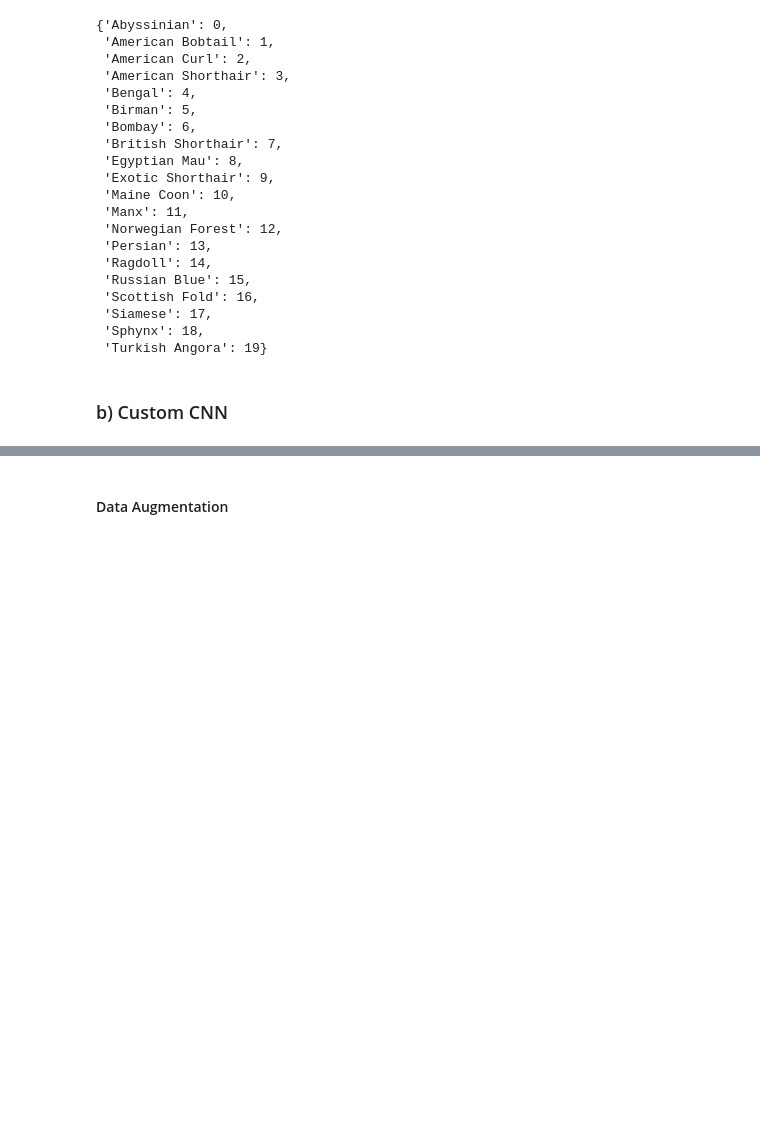
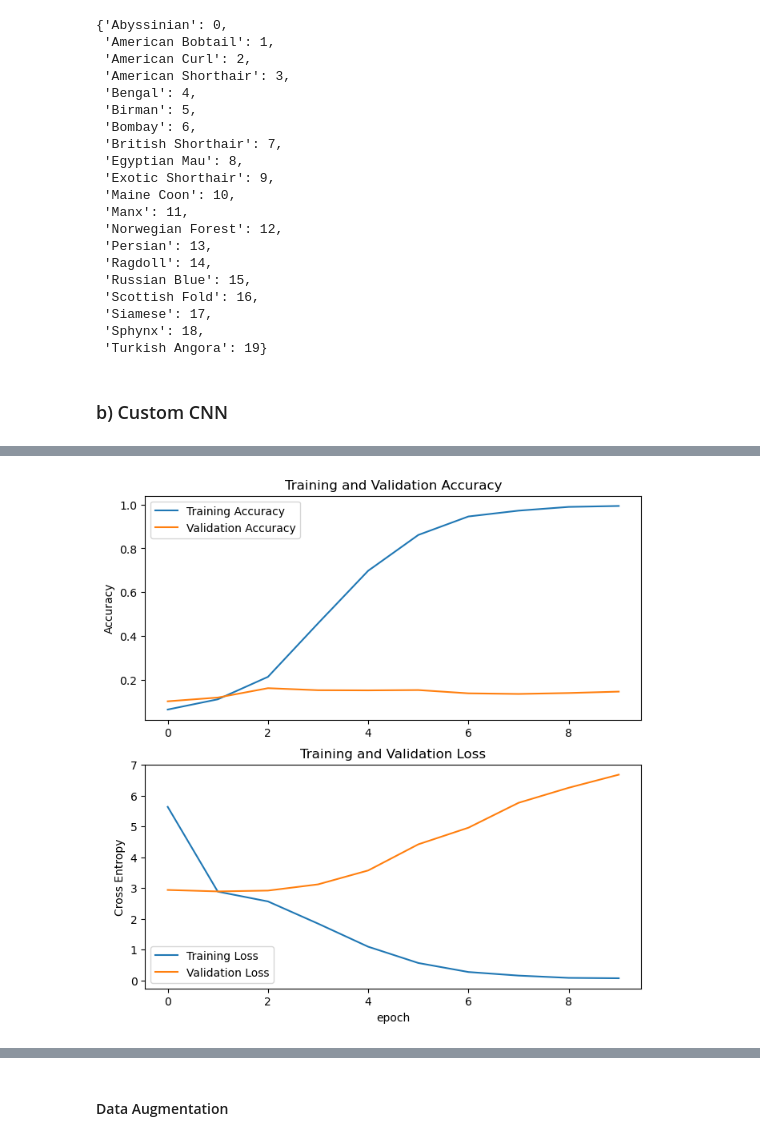
Before and after one commit to cecilegltslmcs/cats-classification, a Jupyter notebook: notebook.ipynb, the cells around one changed output, grey strips where cells are left out. Cells and saved outputs as stored; diff of their text form; code cells hidden in the pictures; blank space fills up the shorter version.

Commit message:
update with training CNN

```diff
--- a/notebook.ipynb
+++ b/notebook.ipynb
@@ -192,6 +215,8 @@ Epoch 1/10
 # %%
 train_accuracy, validation_accuracy, train_loss, validation_loss = extract_values_from_history(history)
 # %%
-accuracy_and_loss_graph(train_accuracy, validation_accurracy, train_loss, validation_loss)
+accuracy_and_loss_graph(train_accuracy, validation_accuracy, train_loss, validation_loss)
+# %% [output]
+[figure, added]
 # %%
 mean_metrics(history)
```
Also changed, not shown: parts of 14 cells of this notebook.
